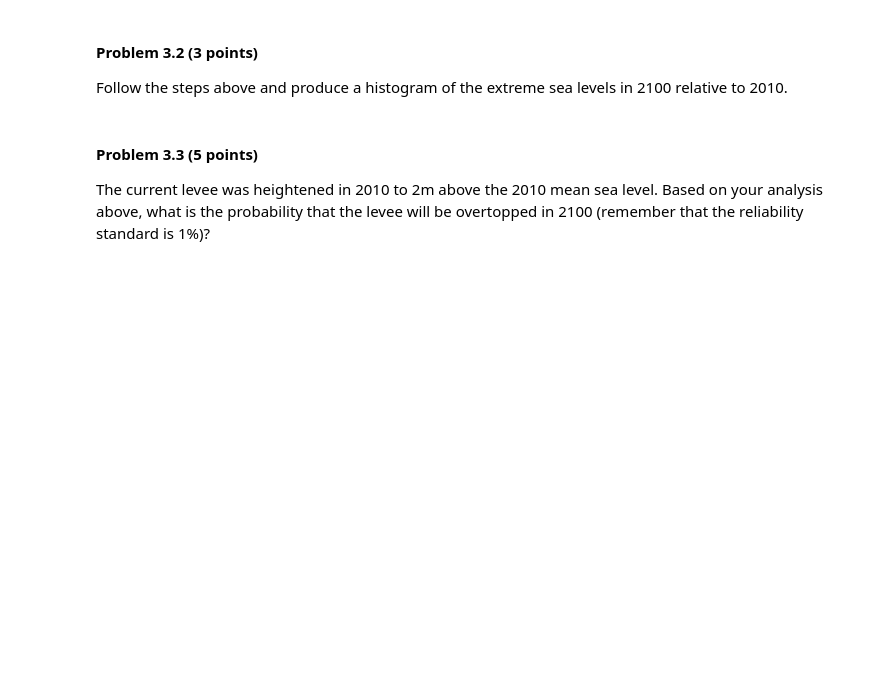
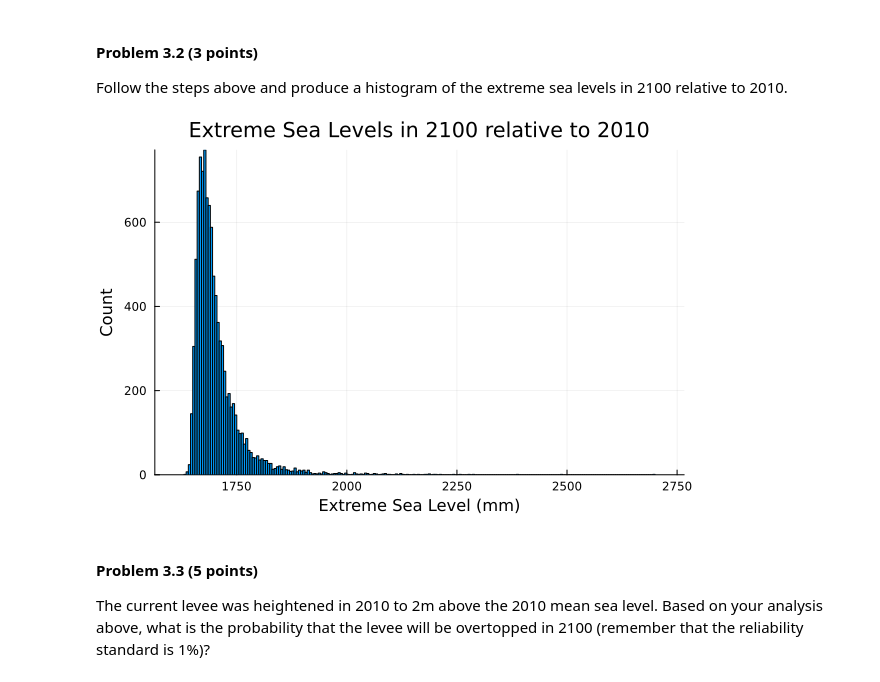
Before and after one commit to BEE4750-FA23/hw3-christinemswanson, a Jupyter notebook: hw03.ipynb, the cells around one changed output. Saved outputs shown, nothing was run; the diff lists cells and outputs as text; code cells hidden in the pictures; blank space fills up the shorter version.

```diff
--- a/hw03.ipynb
+++ b/hw03.ipynb
@@ -404,6 +421,23 @@ as needed.
 
 Follow the steps above and produce a histogram of the extreme sea levels
 in 2100 relative to 2010.
+# %%
+# code to produce histogram of extreme sea levels in 2100 relative to 2010
+
+v = 1.2 # [mm/yr]
+subsidence_rate_time = v*(2100 - 2010 + 1)
+draw_tide_dist = rand(tide_distribution, 10000) # draw from the tide_distribution
+
+extreme_SL_2100 = [] # initialize vector to store extreme sea levels
+for sea_val in sea_data_2100
+    extreme_SL_2100 = sea_val .+ subsidence_rate_time .+ draw_tide_dist
+end
+return extreme_SL_2100;
+# %%
+histogram(extreme_SL_2100, xlabel = "Extreme Sea Level (mm)", ylabel = "Count", legend = false,
+title = "Extreme Sea Levels in 2100 relative to 2010")
+# %% [output]
+[figure, added]
 # %% [markdown]
 #### Problem 3.3 (5 points)
 
```
Also changed, not shown: parts of 5 cells of this notebook.
